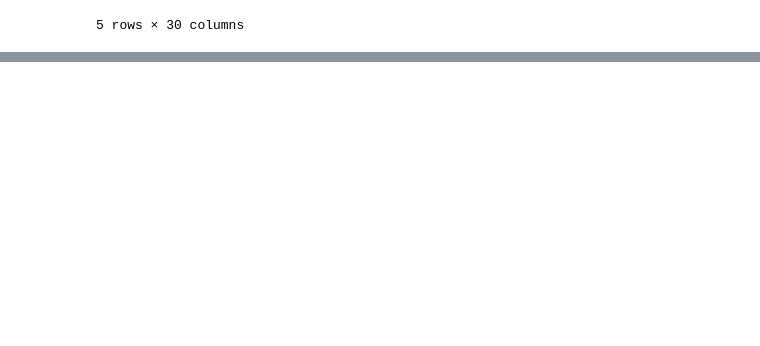
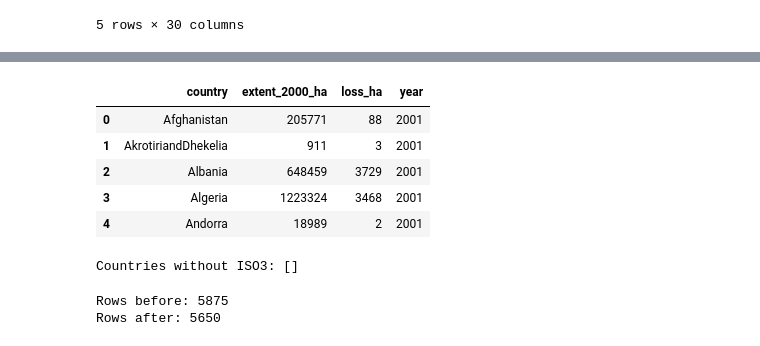
Before and after one commit to AndrewEberhardt/DataScienceProject, a Jupyter notebook: notebooks/1-Forest-Loss.ipynb, the cells around one changed output, grey strips where cells are left out. Saved outputs shown, nothing was run; the diff lists cells and outputs as text; code cells hidden in the pictures; blank space fills up the shorter version.

```diff
--- a/notebooks/1-Forest-Loss.ipynb
+++ b/notebooks/1-Forest-Loss.ipynb
@@ -28,0 +120,40 @@ df.head()
+# %%
+df = df.melt(id_vars=["country", "extent_2000_ha"], value_vars=loss_cols, var_name="loss_col", value_name="loss_ha") #melt the columns in one
+df["year"] = df["loss_col"].str[-4:].astype(int) #extract the year from the column
+df = df.drop(columns="loss_col")
+
+df.head()
+# %% [output]
+|  | country | extent_2000_ha | loss_ha | year |
+| 0 | Afghanistan | 205771 | 88 | 2001 |
+| 1 | AkrotiriandDhekelia | 911 | 3 | 2001 |
+| 2 | Albania | 648459 | 3729 | 2001 |
+| 3 | Algeria | 1223324 | 3468 | 2001 |
+| 4 | Andorra | 18989 | 2 | 2001 |
+# %%
+import country_converter as coco
+import logging
+logging.getLogger("country_converter").setLevel(logging.ERROR)
+
+names = df["country"].unique()
+iso_map = dict(zip(names, coco.convert(list(names), to="ISO3", not_found=None)))
+iso_map["UnitedStatesMinorOutlyingIsl"] = "UMI" #coco returns a list ['USA', 'UMI'] for this name, keep the correct one
+iso_map["NorthernCyprus"] = "XNC" #no official ISO3 code (coco gives CYP), XNC is a custom code so it stays separate from Cyprus
+df["iso3"] = df["country"].map(iso_map)
+
+not_found = [n for n, iso in iso_map.items() if iso is None]
+print("Countries without ISO3:", not_found)
+# %% [output]
+Countries without ISO3: []
+# %%
+# Some countries appear in several rows: China (4), India (6) and Pakistan (2) are split into parts (disputed areas).
+# Add them up to get one row per country and year
+print("Rows before:", len(df))
+df = (df.groupby(["iso3", "year"], as_index=False)
+        .agg(country=("country", "first"),
+             extent_2000_ha=("extent_2000_ha", "sum"),
+             loss_ha=("loss_ha", "sum")))
+print("Rows after:", len(df))
+# %% [output]
+Rows before: 5875
+Rows after: 5650
```
Also changed, not shown: parts of 9 cells of this notebook.
